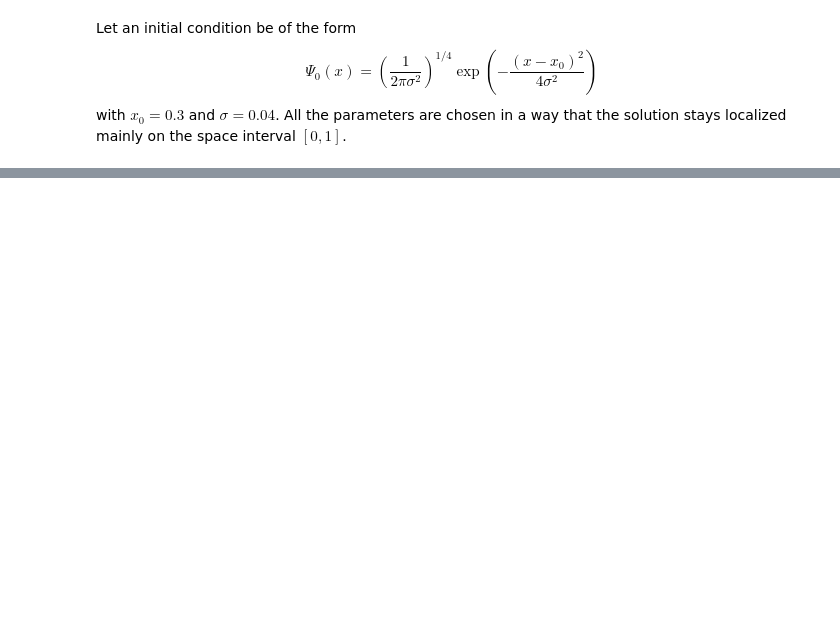
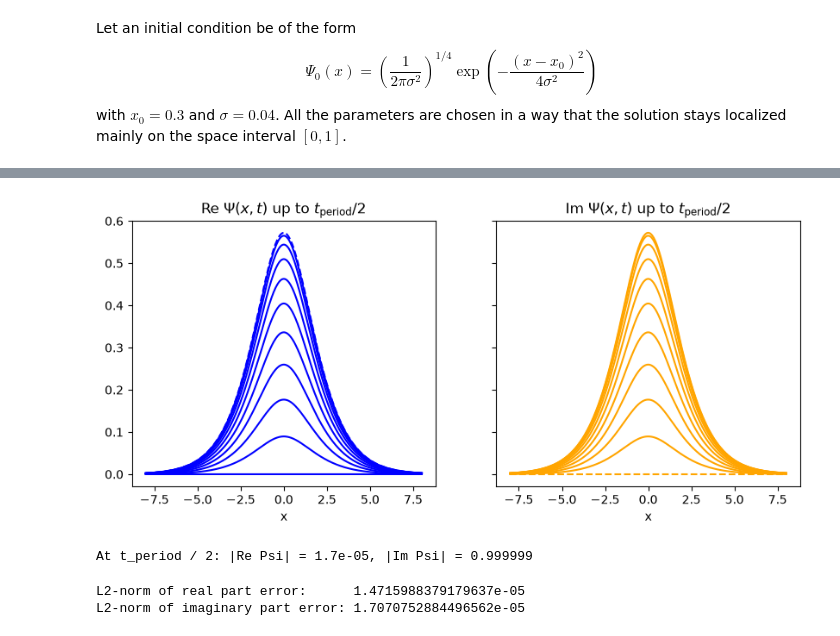
Before and after one commit to MRChemSoft/vampyr, a Jupyter notebook: docs/notebooks/harmonic_oscillator_evolution.ipynb, the cells around one changed output, grey strips where cells are left out. Drawn from its saved outputs; the diff is of its cells as text; code cells hidden in the pictures; blank space fills up the shorter version.

```diff
--- a/docs/notebooks/harmonic_oscillator_evolution.ipynb
+++ b/docs/notebooks/harmonic_oscillator_evolution.ipynb
@@ -389,0 +455,53 @@ L2-norm of imaginary part error: 9.475768012015029e-05
+# %%
+# Free the oscillator's operator before building the atom's
+del iteratorA
+
+psi0 = psi0.to_complex()
+t_period = np.pi / abs(E0)
+time_step = 0.5 * t_period / N
+
+def tilde_V(x):
+    return V(x) - time_step**2 / 48 * dV(x)**2
+
+iteratorA = ChinChenA(
+    expA = create_unitary_kinetic_operator(mra_atom, precision, time_step / 4, finest_scale_atom),
+    expB = create_unitary_potential_operator(Pc_atom, V, time_step / 6),
+    exp_tildeB = create_unitary_potential_operator(Pc_atom, tilde_V, 2 * time_step / 3)
+)
+# %%
+x_vec = np.linspace(-8, 8, 1000)
+
+fig, (ax_re, ax_im) = plt.subplots(1, 2, sharey = True, figsize = (10, 4))
+
+def plot_parts(psi, style = '-'):
+    re = psi.real()
+    im = psi.imag()
+    ax_re.plot(x_vec, [re([x]) for x in x_vec], style, color = 'blue')
+    ax_im.plot(x_vec, [im([x]) for x in x_vec], style, color = 'orange')
+
+psiA = psi0
+plot_parts(psiA, '--')
+for n in range(N):
+    psiA = iteratorA(psiA)
+    plot_parts(psiA)
+
+for ax, part in ((ax_re, 'Re'), (ax_im, 'Im')):
+    ax.set_xlabel('x')
+    ax.set_title(part + r' $\Psi(x, t)$ up to $t_{ \text{period} } / 2$')
+plt.show()
+
+print(f"At t_period / 2: |Re Psi| = {psiA.real().norm():.1e}, |Im Psi| = {psiA.imag().norm():.6f}")
+# %% [output]
+[figure, added]
+At t_period / 2: |Re Psi| = 1.7e-05, |Im Psi| = 0.999999
+# %%
+for n in range(N):
+    psiA = iteratorA(psiA)
+
+per_errorA = psiA + psi0
+
+print(f"L2-norm of real part error:      {per_errorA.real().norm()}")
+print(f"L2-norm of imaginary part error: {per_errorA.imag().norm()}")
+# %% [output]
+L2-norm of real part error:      1.4715988379179637e-05
+L2-norm of imaginary part error: 1.7070752884496562e-05
```
Also changed, not shown: parts of 21 cells of this notebook, 23 other files.
